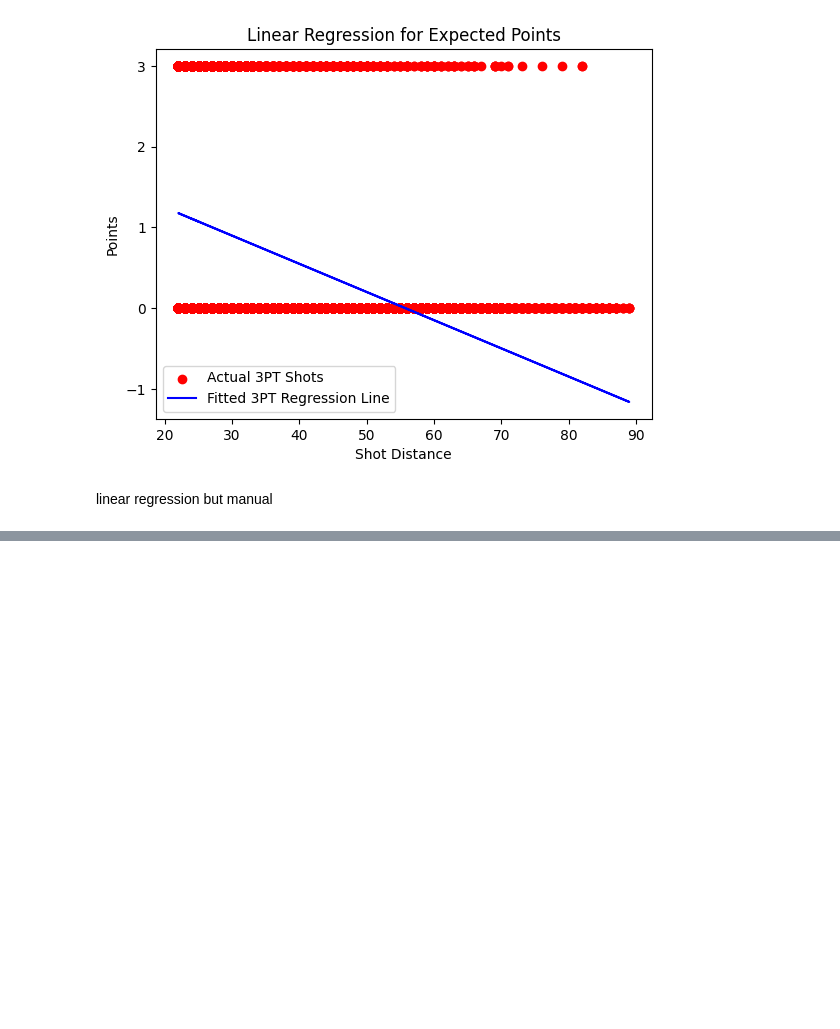
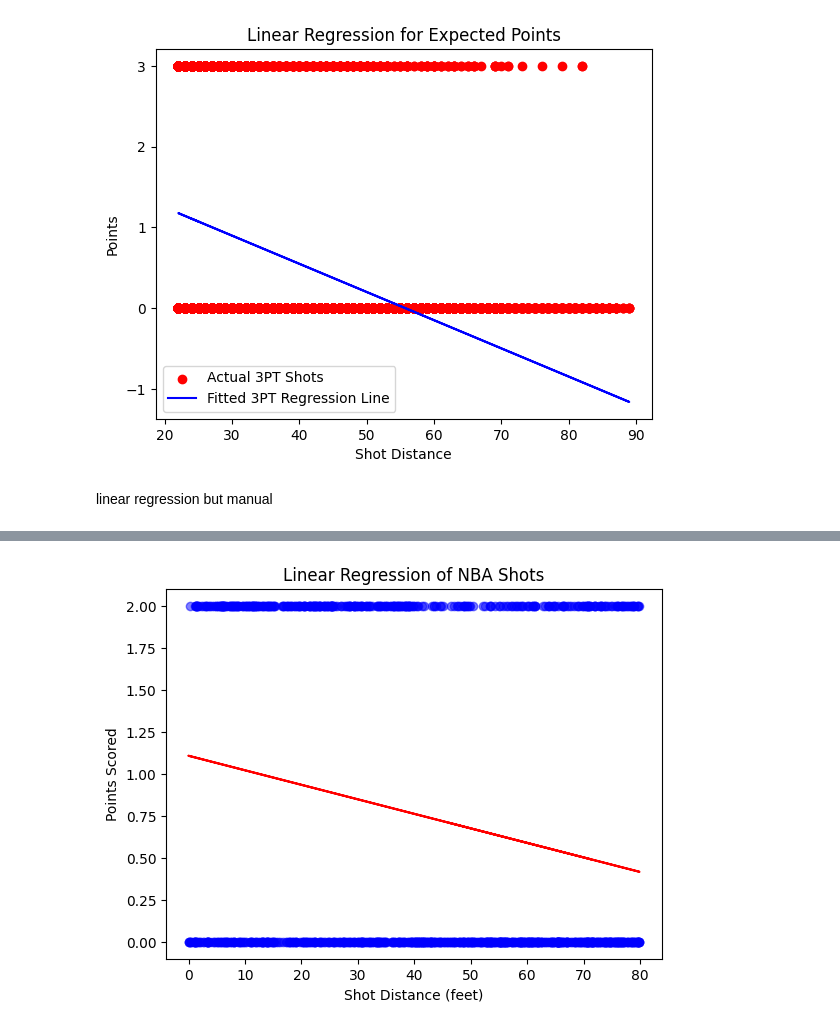
Before and after one commit to Axeeh/NBA_Project, a Jupyter notebook: Progetto_crudo.ipynb, the cells around one changed output, grey strips where cells are left out. Saved outputs shown, nothing was run; the diff lists cells and outputs as text; code cells hidden in the pictures; blank space fills up the shorter version.

```diff
--- a/Progetto_crudo.ipynb
+++ b/Progetto_crudo.ipynb
@@ -443,0 +537,33 @@ Predicted y for x=6: 1.03
+# %%
+import numpy as np
+import matplotlib.pyplot as plt
+from sklearn.linear_model import LinearRegression
+
+# Generate random shot distances between 0 and 80
+shot_distance = np.random.uniform(0, 80, 1000)
+
+# Generate shot points, either 0 or 2, based on shot distance
+# Assume a shot has 50% chance to score if the distance is less than 40, and 25% if it's more
+shot_points = np.where(shot_distance < 40, np.random.choice([0, 2], p=[0.5, 0.5], size=1000),
+                        np.random.choice([0, 2], p=[0.75, 0.25], size=1000))
+
+# Reshape data for sklearn
+X = shot_distance.reshape(-1, 1)
+y = shot_points
+
+# Create and fit the model
+model = LinearRegression()
+model.fit(X, y)
+
+# Generate regression line
+reg_line = model.predict(X)
+
+# Plot the data and the regression line
+plt.scatter(shot_distance, shot_points, color='blue', alpha=0.5)
+plt.plot(shot_distance, reg_line, color='red')
+plt.title('Linear Regression of NBA Shots')
+plt.xlabel('Shot Distance (feet)')
+plt.ylabel('Points Scored')
+plt.show()
+# %% [output]
+[figure, added]
```
Also changed, not shown: parts of 17 cells of this notebook.
